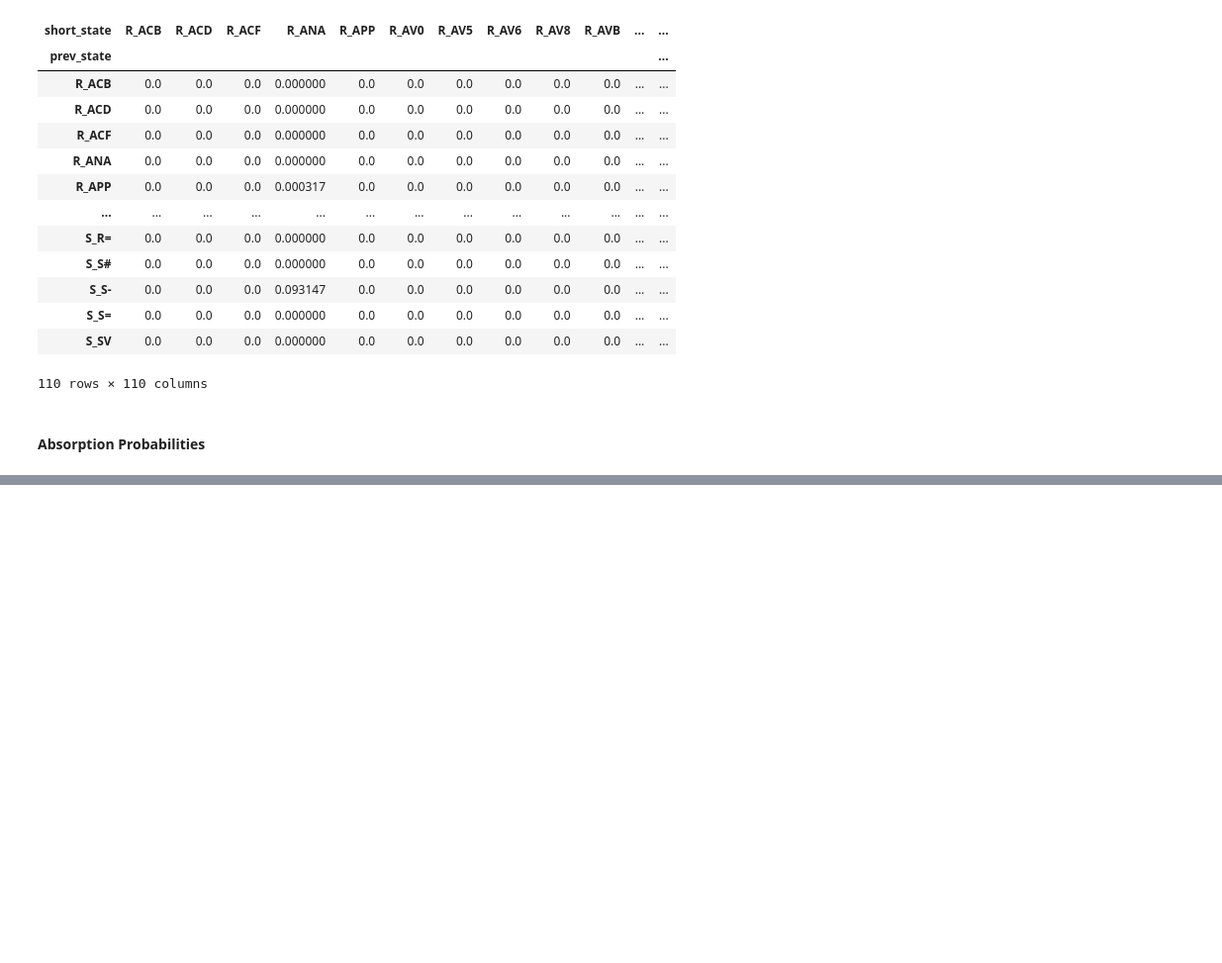
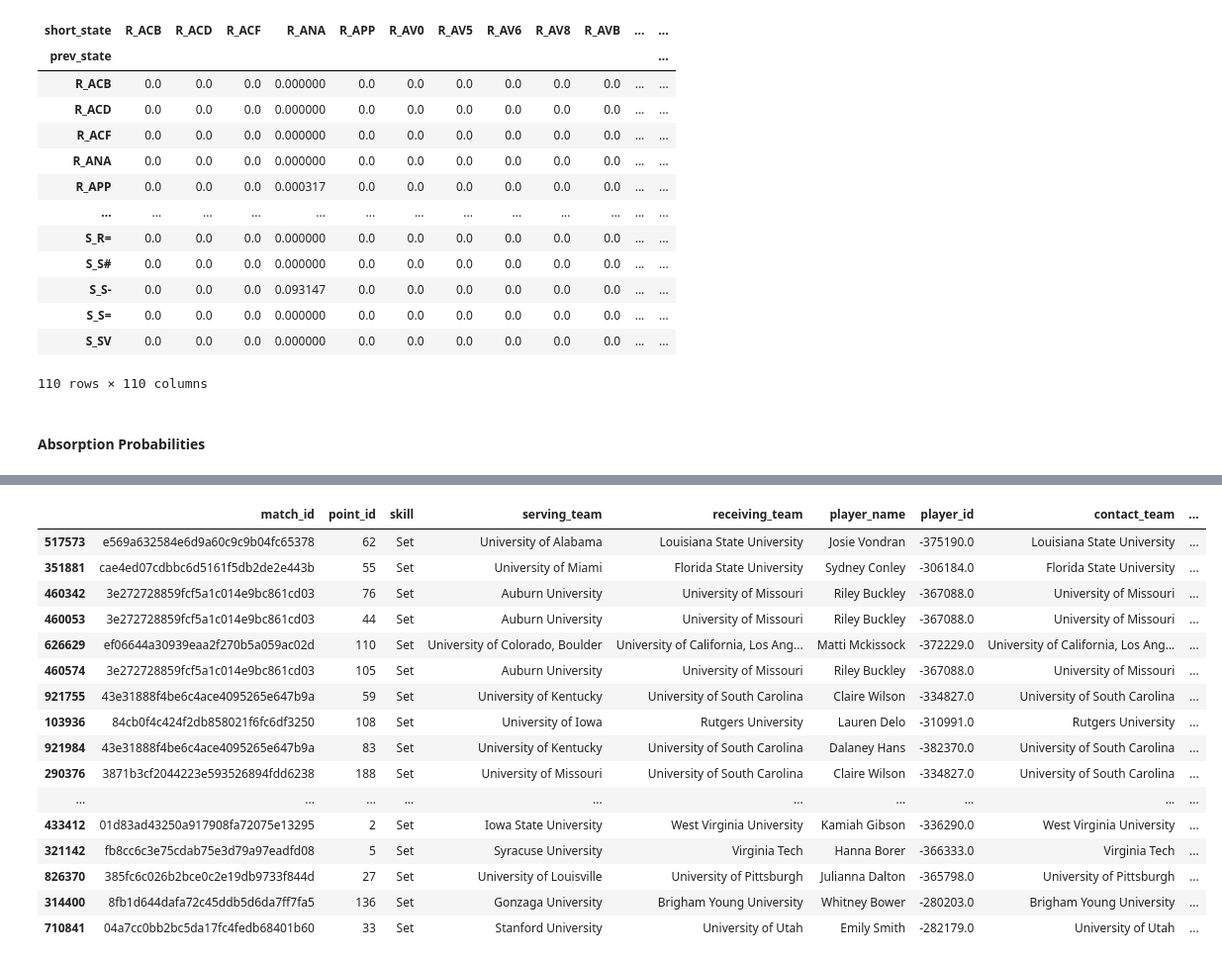
Before and after one commit to AndyZ-CYC/Volleyball_Project, a Jupyter notebook: New_Transition_Matrix_State.ipynb, the cells around one changed output, grey strips where cells are left out. Shown at 99% size. Saved outputs shown, nothing was run; the diff lists cells and outputs as text; code cells hidden in the pictures; blank space fills up the shorter version.

```diff
--- a/New_Transition_Matrix_State.ipynb
+++ b/New_Transition_Matrix_State.ipynb
@@ -377,0 +362,4 @@ True
+# %%
+output_df = output_df[['match_id', 'point_id', 'skill', 'serving_team', 'receiving_team',
+                       'player_name', 'player_id', 'contact_team', 'side_of_contact', 'point', 'prev_state', 'state']]
+output_df.head(5)
@@ -397,5 +392,6 @@ def prev_state_win_prob(row):
     else:
         return 1 - prob_dict[row['prev_state']]
 # %%
+output_df['prev_state_win_prob'] = output_df.apply(prev_state_win_prob, axis=1)
 output_df['state_win_prob'] = output_df.apply(state_win_prob, axis=1)
-output_df['prev_state_win_prob'] = output_df.apply(prev_state_win_prob, axis=1)
+output_df['WPA'] = output_df['state_win_prob'] - output_df['prev_state_win_prob']
@@ -421,0 +419,17 @@ state_df.to_csv('./data/point_state_data_semicolon.csv', sep=';', index=False)
+# %%
+all_teams = output_df['serving_team'].unique().tolist()
+top_10_teams = ['Stanford University', 'University of Louisville', 'University of Oregon',
+                'University of San Diego', 'University of Pittsburgh', 'University of Texas at Austin',
+                'University of Wisconsin-Madison', 'Washington State University',
+                'Brigham Young University', 'Georgia Institute Of Technology']
+bottom_10_teams = ['Rutgers University', 'West Virginia University', 'Gonzaga University',
+                   'University of Missouri', 'University of Iowa', 'University of Portland',
+                   'Michigan State University', 'Virginia Tech', 'University of Virginia',
+                   'Clemson University']
+
+# Select teams to remove
+eligible_teams = list(set(all_teams) - set(top_10_teams) - set(bottom_10_teams))
+
+n = 20  # Number of teams to remove
+random.seed(9527)  # Fixing the random seed for reproducibility
+teams_to_remove = random.sample(eligible_teams, n)
@@ -421,0 +459,5 @@ state_df.to_csv('./data/point_state_data_semicolon.csv', sep=';', index=False)
+# %%
+light_output_df = output_df[
+    ~output_df['serving_team'].isin(teams_to_remove) &
+    ~output_df['receiving_team'].isin(teams_to_remove)
+]
@@ -421,0 +595,20 @@ state_df.to_csv('./data/point_state_data_semicolon.csv', sep=';', index=False)
+# %%
+light_output_df.sort_values(by='WPA', ascending=True).head(20)
+# %% [output]
+|  | match_id | point_id | skill | serving_team | receiving_team | player_name | player_id | contact_team | ... |
+| 517573 | e569a632584e6d9a60c9c9b04fc65378 | 62 | Set | University of Alabama | Louisiana State University | Josie Vondran | -375190.0 | Louisiana State University | ... |
+| 351881 | cae4ed07cdbbc6d5161f5db2de2e443b | 55 | Set | University of Miami | Florida State University | Sydney Conley | -306184.0 | Florida State University | ... |
+| 460342 | 3e272728859fcf5a1c014e9bc861cd03 | 76 | Set | Auburn University | University of Missouri | Riley Buckley | -367088.0 | University of Missouri | ... |
+| 460053 | 3e272728859fcf5a1c014e9bc861cd03 | 44 | Set | Auburn University | University of Missouri | Riley Buckley | -367088.0 | University of Missouri | ... |
+| 626629 | ef06644a30939eaa2f270b5a059ac02d | 110 | Set | University of Colorado, Boulder | University of California, Los Ang... | Matti Mckissock | -372229.0 | University of California, Los Ang... | ... |
+| 460574 | 3e272728859fcf5a1c014e9bc861cd03 | 105 | Set | Auburn University | University of Missouri | Riley Buckley | -367088.0 | University of Missouri | ... |
+| 921755 | 43e31888f4be6c4ace4095265e647b9a | 59 | Set | University of Kentucky | University of South Carolina | Claire Wilson | -334827.0 | University of South Carolina | ... |
+| 103936 | 84cb0f4c424f2db858021f6fc6df3250 | 108 | Set | University of Iowa | Rutgers University | Lauren Delo | -310991.0 | Rutgers University | ... |
+| 921984 | 43e31888f4be6c4ace4095265e647b9a | 83 | Set | University of Kentucky | University of South Carolina | Dalaney Hans | -382370.0 | University of South Carolina | ... |
+| 290376 | 3871b3cf2044223e593526894fdd6238 | 188 | Set | University of Missouri | University of South Carolina | Claire Wilson | -334827.0 | University of South Carolina | ... |
+| ... | ... | ... | ... | ... | ... | ... | ... | ... | ... |
+| 433412 | 01d83ad43250a917908fa72075e13295 | 2 | Set | Iowa State University | West Virginia University | Kamiah Gibson | -336290.0 | West Virginia University | ... |
+| 321142 | fb8cc6c3e75cdab75e3d79a97eadfd08 | 5 | Set | Syracuse University | Virginia Tech | Hanna Borer | -366333.0 | Virginia Tech | ... |
+| 826370 | 385fc6c026b2bce0c2e19db9733f844d | 27 | Set | University of Louisville | University of Pittsburgh | Julianna Dalton | -365798.0 | University of Pittsburgh | ... |
+| 314400 | 8fb1d644dafa72c45ddb5d6da7ff7fa5 | 136 | Set | Gonzaga University | Brigham Young University | Whitney Bower | -280203.0 | Brigham Young University | ... |
+| 710841 | 04a7cc0bb2bc5da17fc4fedb68401b60 | 33 | Set | Stanford University | University of Utah | Emily Smith | -282179.0 | University of Utah | ... |
```
Also changed, not shown: parts of 33 cells of this notebook.
